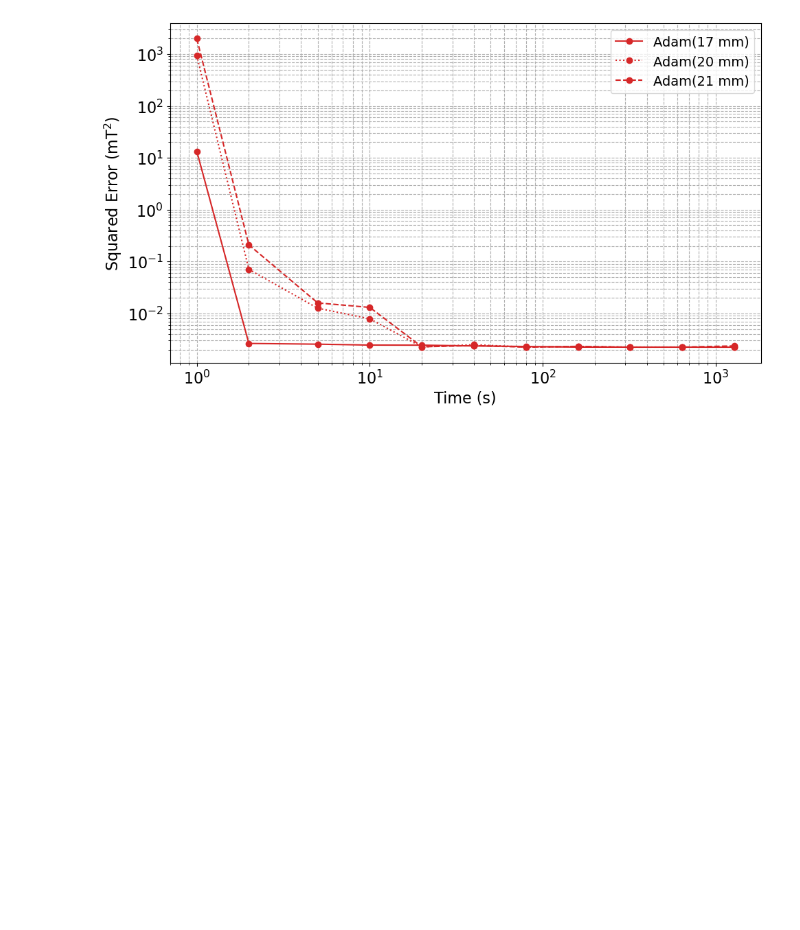
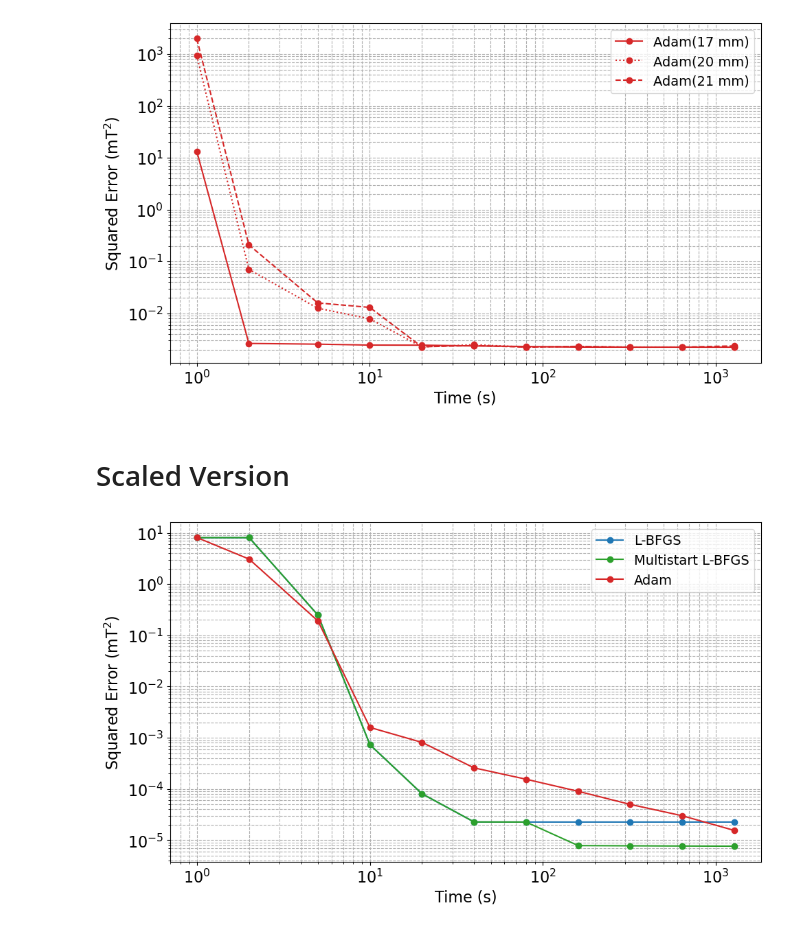
Before and after one commit to joostwijn/Rotating_Magnetic_Setup, a Jupyter notebook: 3. Magnets/Images_Optimization.ipynb, the cells around one changed output. Cells and saved outputs as stored; diff of their text form; code cells hidden in the pictures; blank space fills up the shorter version.

```diff
--- a/3. Magnets/Images_Optimization.ipynb
+++ b/3. Magnets/Images_Optimization.ipynb
@@ -236,3 +236,49 @@ plt.tight_layout()
 plt.show()
 # %% [output]
 [figure]
+# %% [markdown]
+# Scaled Version
+# %%
+# Error L-BFGS scaled 50e-3
+ERROR_LBFGS_SCALED = [8.096, 8.096, 2.487e-1, 7.315e-4, 8.0539e-5, 2.27e-5, 2.26e-5, 2.26e-5, 2.26e-5, 2.26e-5, 2.26e-5]
+TIME_LBFGS_SCALED = [1, 2, 5, 10, 20, 40, 80, 160, 320, 640, 1280]
+
+# Error MS L-BFGS
+ERROR_MLBFGS_SCALED = [8.096, 8.096, 2.487e-1, 7.315e-4, 8.0539e-5, 2.27e-5, 2.26e-5, 7.84424e-6, 7.77e-6, 7.7e-6, 7.6410e-6]
+TIME_MLBFGS_SCALED = [1, 2, 5, 10, 20, 40, 80, 160, 320, 640, 1280]
+
+# Error Adam Optimizer 50e-3 LR = 0.1
+ERROR_AO_SCALED = [8.096, 3.083, 1.91e-1, 1.59e-3, 8.12e-4, 2.585e-4, 1.55e-4, 9.0e-5, 5.0e-5, 3.0e-5, 1.55e-5]
+TIME_AO_SCALED = [1, 2, 5, 10, 20, 40, 80, 160, 320, 640, 1280]
+# %%
+import matplotlib.pyplot as plt
+
+plt.rcParams.update({
+    "font.size": 14,         # default text size
+    "axes.titlesize": 16,    # axes title
+    "axes.labelsize": 16,    # x and y labels
+    "xtick.labelsize": 16,   # tick labels
+    "ytick.labelsize": 16,
+    "legend.fontsize": 14,
+})
+
+plt.figure(figsize=(10, 6))
+
+# Plots with labels
+plt.plot(TIME_LBFGS_SCALED,      ERROR_LBFGS_SCALED,      marker='o', linestyle='-', color="tab:blue",   label="L-BFGS")
+plt.plot(TIME_MLBFGS_SCALED,      ERROR_MLBFGS_SCALED,      marker='o', linestyle='-', color="tab:green", label="Multistart L-BFGS")
+plt.plot(TIME_AO_SCALED,      ERROR_AO_SCALED,   marker='o', linestyle='-', color="tab:red",  label="Adam")
+
+# Log scale & labels
+plt.xscale("log")
+plt.yscale("log")
+plt.xlabel("Time (s)")
+plt.ylabel(r"$\mathrm{Squared\ Error\ (mT^2)}$")
+
+# Grid and legend
+plt.grid(True, which="both", ls="--")
+plt.legend(loc="upper right", ncol=1)
+plt.tight_layout()
+plt.show()
+# %% [output]
+[figure, added]
```
Also changed, not shown: parts of 14 cells of this notebook, 2 other files.
